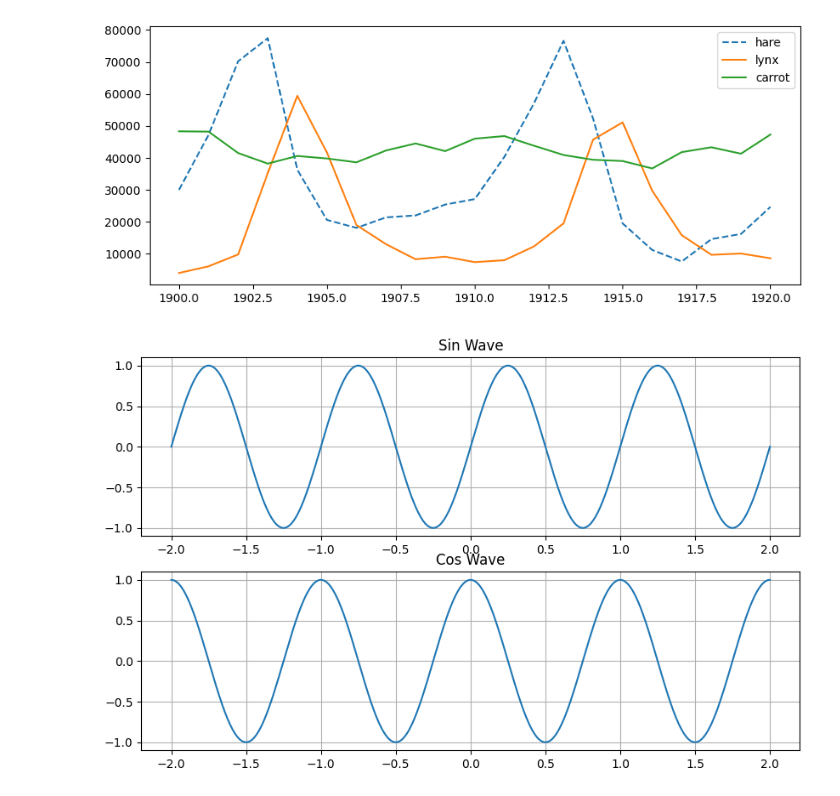
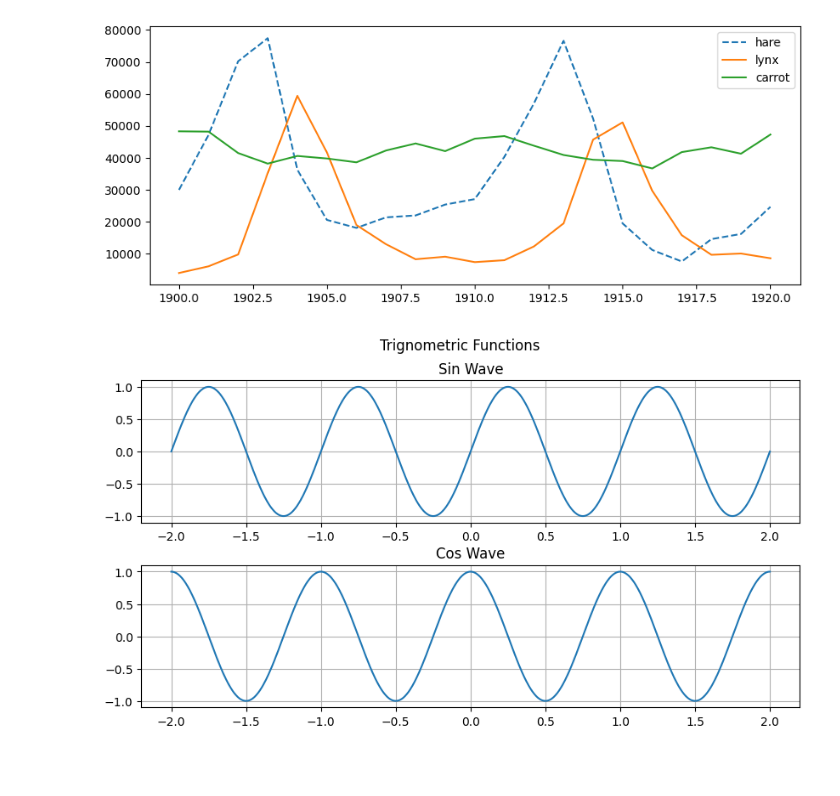
Before and after one commit to ShubhamSinghal12/DS_PP_APR_2025, a Jupyter notebook: Data Visualization/MatplotlibDemo.ipynb, the cells around one changed output. Cells and saved outputs as stored; diff of their text form; code cells hidden in the pictures; blank space fills up the shorter version.

```diff
--- a/Data Visualization/MatplotlibDemo.ipynb
+++ b/Data Visualization/MatplotlibDemo.ipynb
@@ -151,7 +151,7 @@ plt.style.available
  'seaborn-v0_8-whitegrid',
  'tableau-colorblind10']
 # %%
-plt.style.use('Solarize_Light2')
+plt.style.use('dark_background')
 # %%
 X = np.linspace(-3,3,100)
 y1 = 3*X+5
@@ -266,26 +266,23 @@ plt.show()
 # %% [output]
 [figure]
 # %%
-plt.figure(figsize=(10,6))
-
+plt.figure(figsize=(10,5))
+X = np.linspace(-2,2,1000)
+ysin = np.sin(2*np.pi*X)
+ycos = np.cos(2*np.pi*X)
 plt.subplot(2,1,1)
 
-X = np.linspace(-2,2,1000)
-y = np.sin(2*np.pi*X)
-
-plt.plot(X,y)
+plt.plot(X,ysin)
 plt.grid()
-plt.title("Sin Wave")
+plt.title('Sin Wave')
 
 plt.subplot(2,1,2)
+plt.plot(X,ycos)
+plt.grid()
+plt.title('Cos Wave')
 
-X = np.linspace(-2,2,1000)
-y = np.cos(2*np.pi*X)
-
-plt.plot(X,y)
-plt.grid()
-plt.title("Cos Wave")
-
+plt.suptitle('Trignometric Functions')
+plt.subplots_adjust(hspace=0.3)
 plt.show()
 # %% [output]
-[figure, old version]
+[figure, new version]
```
Also changed, not shown: parts of 3 cells of this notebook, 1 other file.
